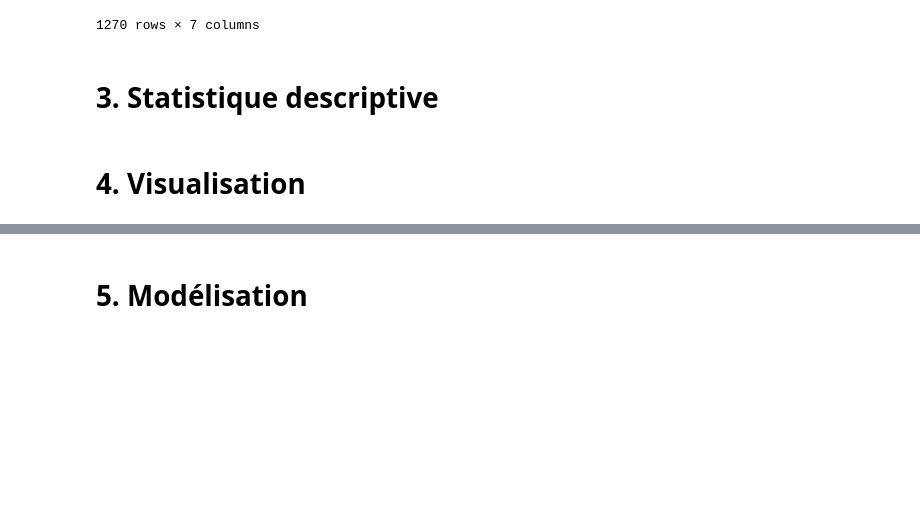
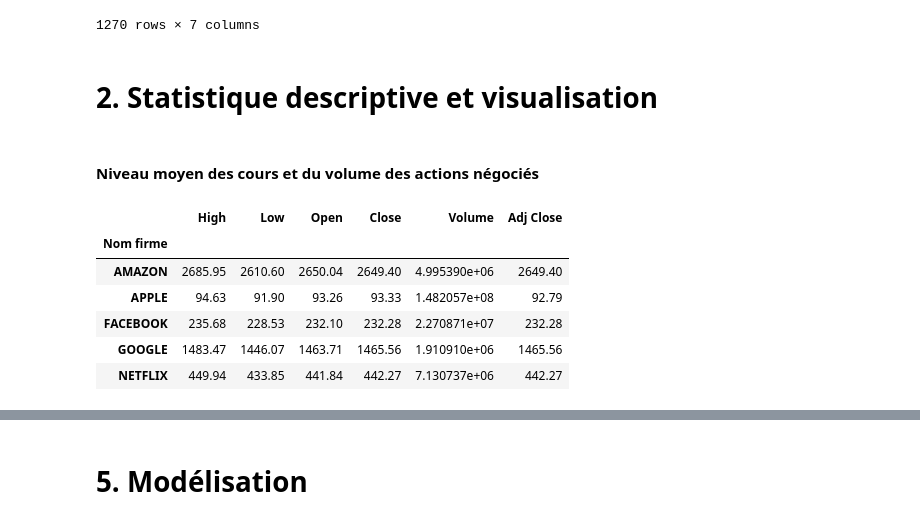
Before and after one commit to lasme-ephrem/pythonproject2a, a Jupyter notebook: notebook_projet_python_lasme_new.ipynb, the cells around one changed output, grey strips where cells are left out. Saved outputs shown, nothing was run; the diff lists cells and outputs as text; code cells hidden in the pictures; blank space fills up the shorter version.

```diff
--- a/notebook_projet_python_lasme_new.ipynb
+++ b/notebook_projet_python_lasme_new.ipynb
@@ -121,6 +124,18 @@ data
 | 2020-12-10 | 1769.800049 | 1759.984985 | 1812.010010 | 1760.079956 | 50572.0 | 1760.079956 | GOOGLE |
 1270 rows × 7 columns
 # %% [markdown]
-# 3. Statistique descriptive
+# 2. Statistique descriptive et visualisation
-# %% [markdown]
-# 4. Visualisation
+# %% [markdown]
+#### Niveau moyen des cours et du volume des actions négociés
+# %%
+vm_stock_2020 = round(data.groupby([(data.index.year), (data["Nom firme"])]).mean().loc[2020,:],2)
+# %%
+vm_stock_2020
+# %% [output]
+|  | High | Low | Open | Close | Volume | Adj Close |
+| Nom firme |  |  |  |  |  |  |
+| AMAZON | 2685.95 | 2610.60 | 2650.04 | 2649.40 | 4.995390e+06 | 2649.40 |
+| APPLE | 94.63 | 91.90 | 93.26 | 93.33 | 1.482057e+08 | 92.79 |
+| FACEBOOK | 235.68 | 228.53 | 232.10 | 232.28 | 2.270871e+07 | 232.28 |
+| GOOGLE | 1483.47 | 1446.07 | 1463.71 | 1465.56 | 1.910910e+06 | 1465.56 |
+| NETFLIX | 449.94 | 433.85 | 441.84 | 442.27 | 7.130737e+06 | 442.27 |
```
Also changed, not shown: parts of 11 cells of this notebook.
